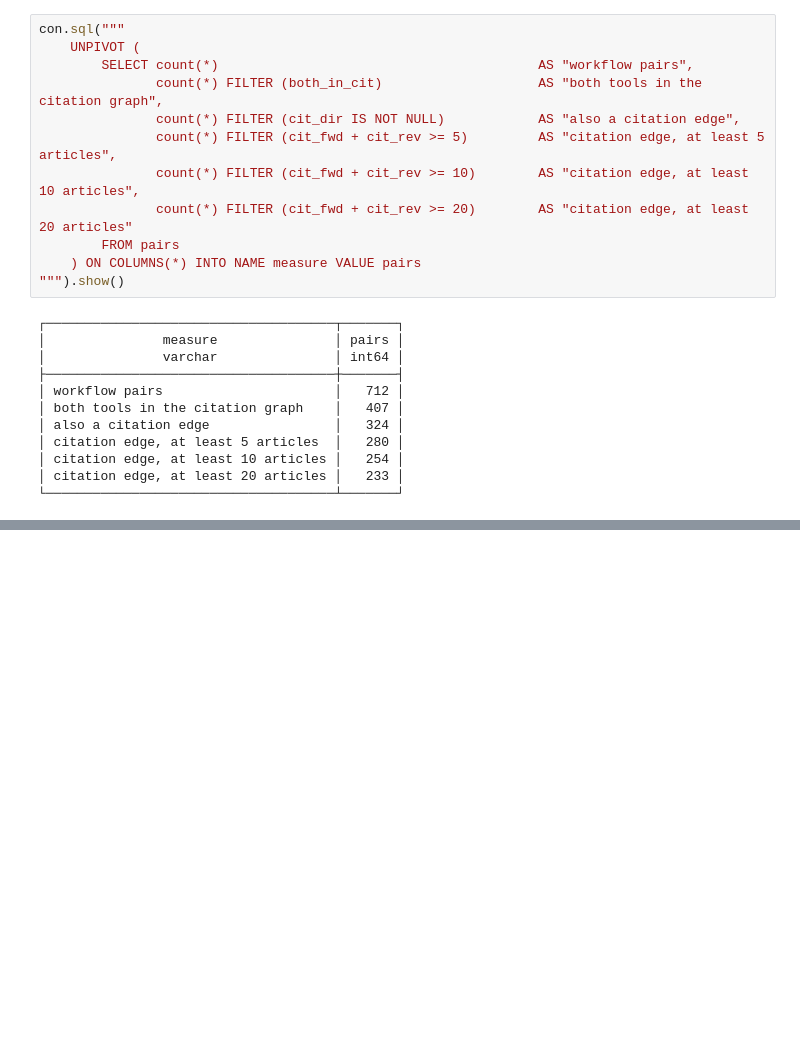
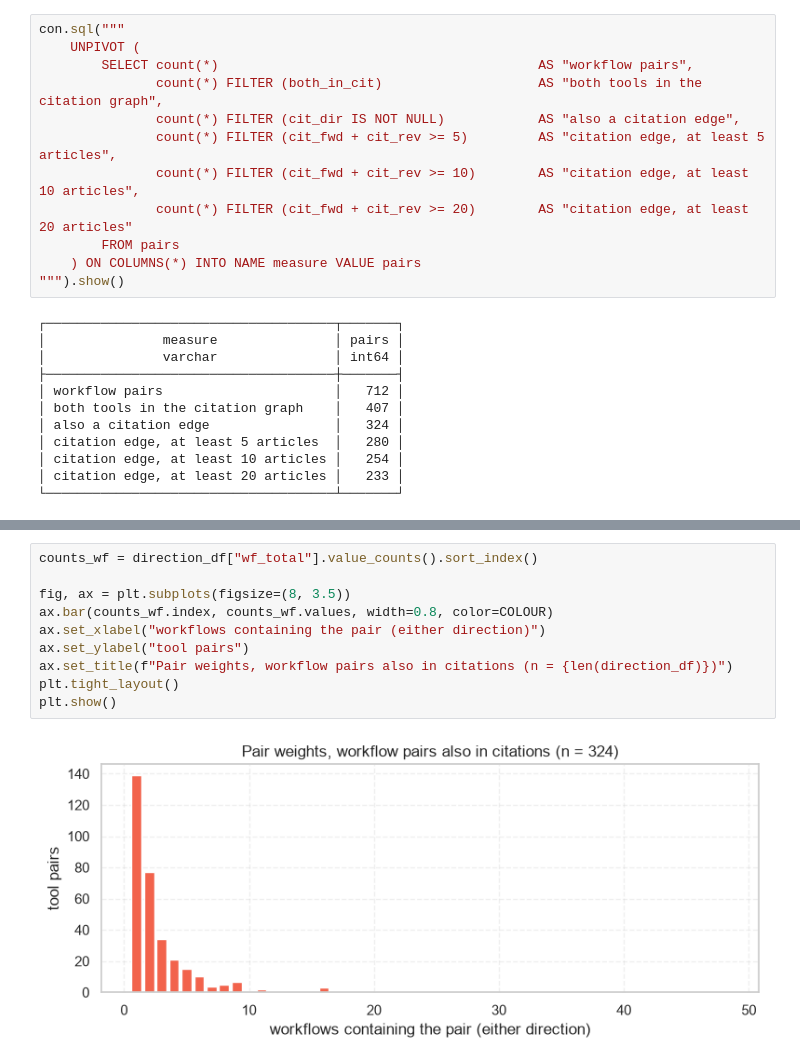
Before and after one commit to YojanaGadiya/BH2026-InSoLiTo, a Jupyter notebook: directed-graph/workflowhub/compare_citation_edges_galaxy.ipynb, the cells around one changed output, grey strips where cells are left out. Cells and saved outputs as stored; diff of their text form; blank space fills up the shorter version.

```diff
--- a/directed-graph/workflowhub/compare_citation_edges_galaxy.ipynb
+++ b/directed-graph/workflowhub/compare_citation_edges_galaxy.ipynb
@@ -279,0 +377,12 @@ con.sql("""
+# %%
+counts_wf = direction_df["wf_total"].value_counts().sort_index()
+
+fig, ax = plt.subplots(figsize=(8, 3.5))
+ax.bar(counts_wf.index, counts_wf.values, width=0.8, color=COLOUR)
+ax.set_xlabel("workflows containing the pair (either direction)")
+ax.set_ylabel("tool pairs")
+ax.set_title(f"Pair weights, workflow pairs also in citations (n = {len(direction_df)})")
+plt.tight_layout()
+plt.show()
+# %% [output]
+[figure, added]
```
Also changed, not shown: parts of 11 cells of this notebook, 4 other files.
